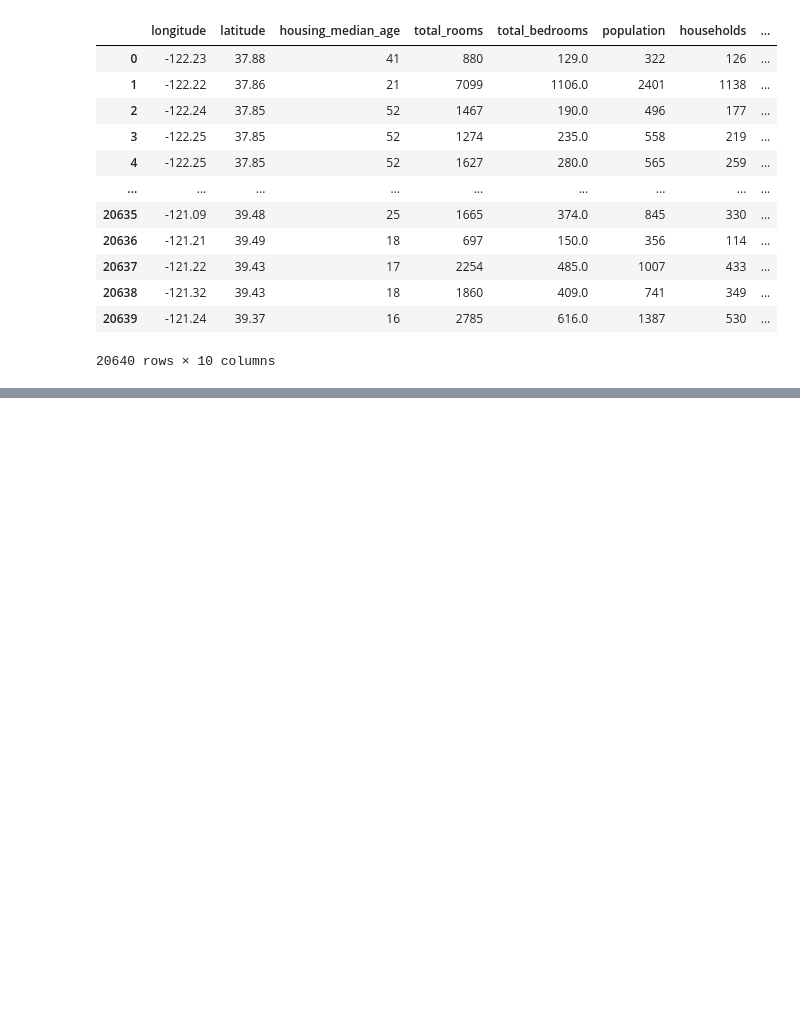
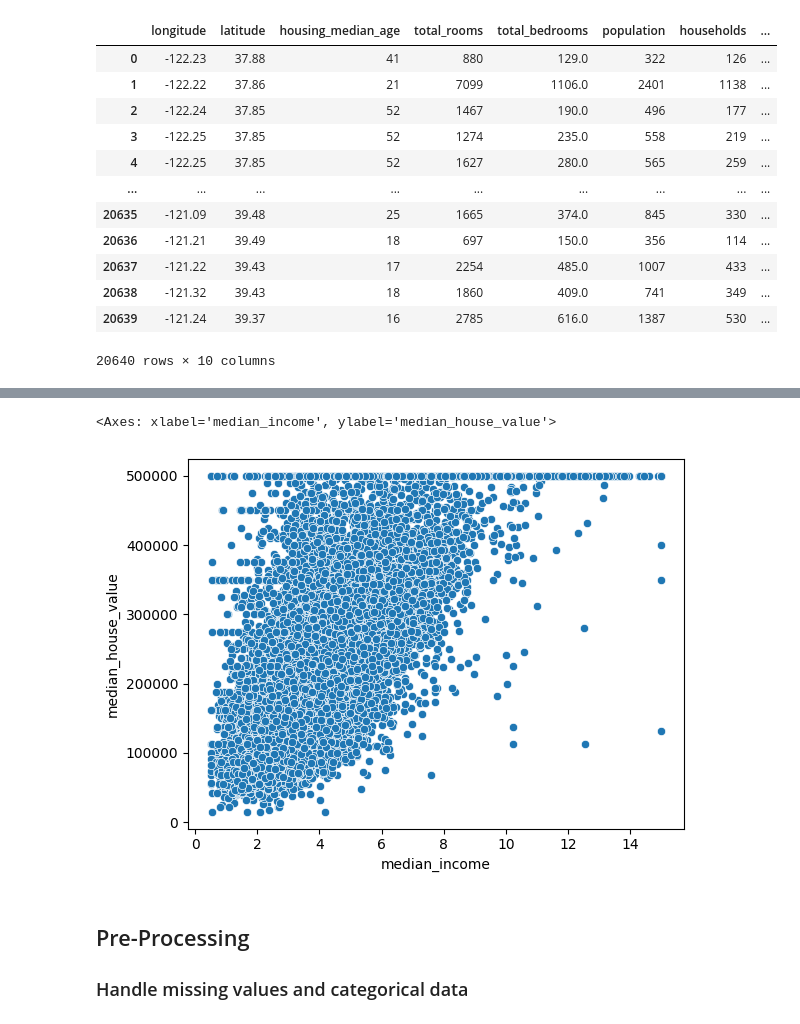
Before and after one commit to carlmig/linear-regression-house-prices, a Jupyter notebook: notebook.ipynb, the cells around one changed output, grey strips where cells are left out. Drawn from its saved outputs; the diff is of its cells as text; code cells hidden in the pictures; blank space fills up the shorter version.

```diff
--- a/notebook.ipynb
+++ b/notebook.ipynb
@@ -32,0 +68,11 @@ raw
+# %%
+# just get a feeling for plotting one variable
+
+sns.scatterplot(x=raw['median_income'], y=raw['median_house_value'])
+# %% [output]
+<Axes: xlabel='median_income', ylabel='median_house_value'>
+[figure, added]
+# %% [markdown]
+## Pre-Processing
+
+### Handle missing values and categorical data
```
Also changed, not shown: parts of 8 cells of this notebook, 3 other files.
